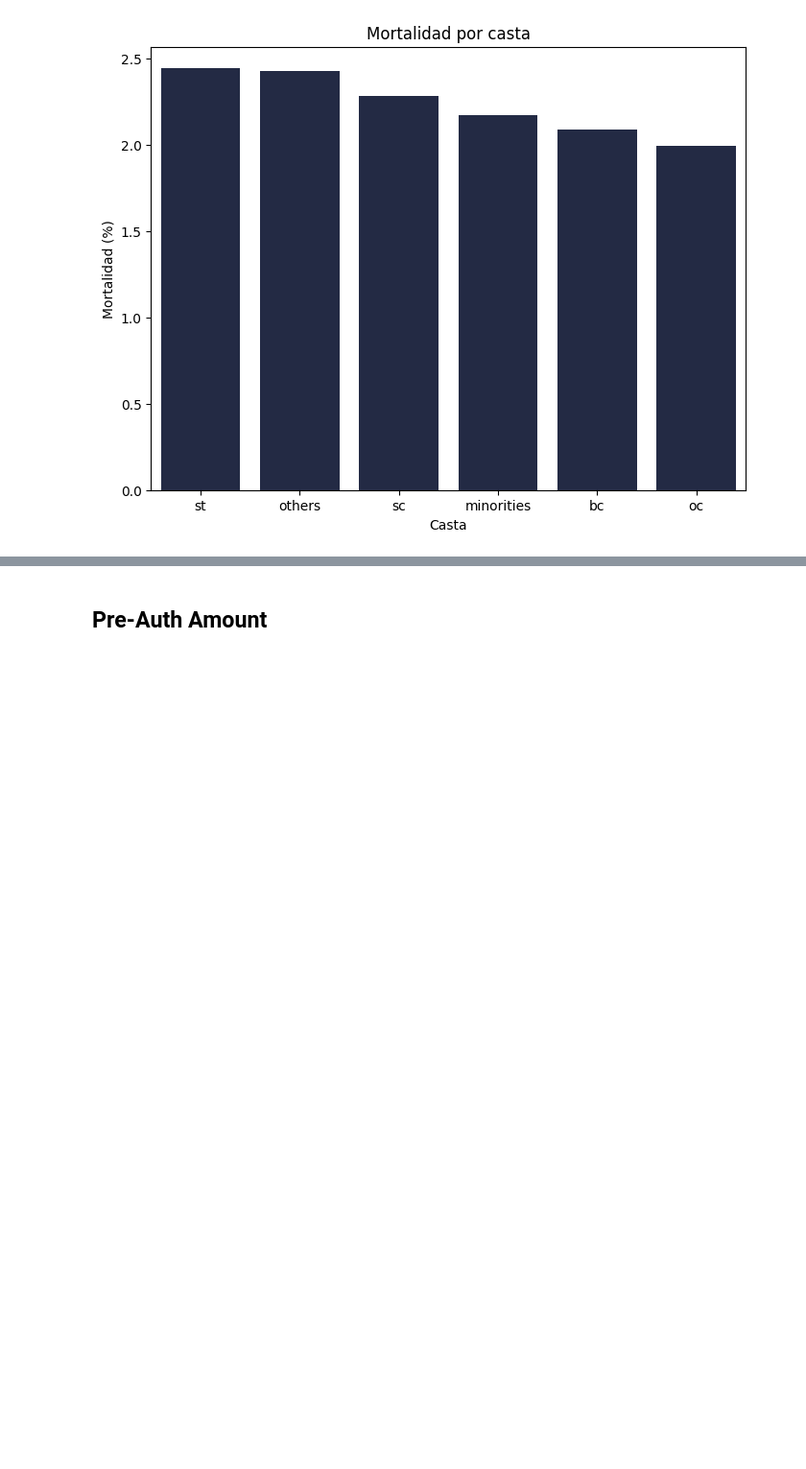
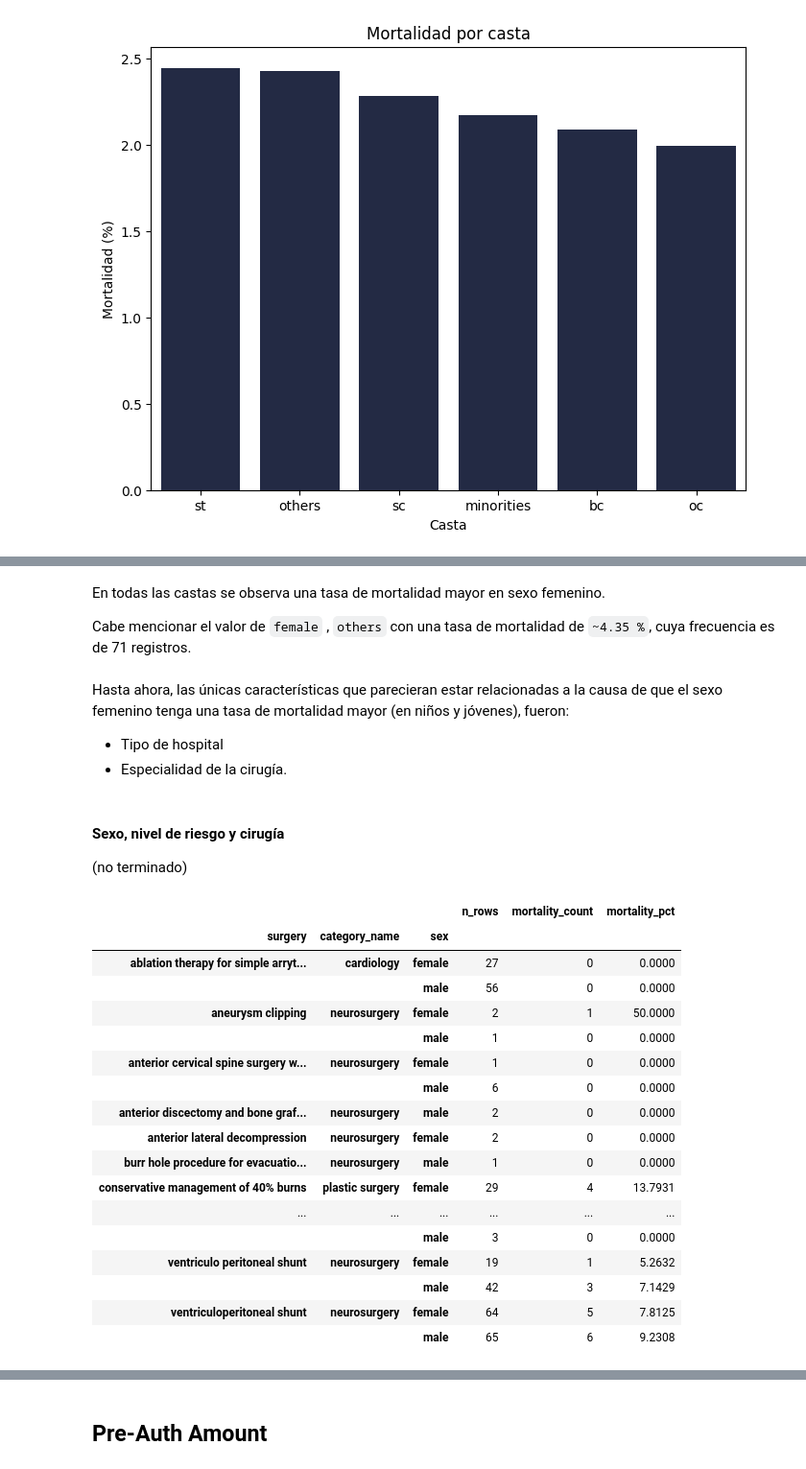
Before and after one commit to thomas-sagredo/NTR-Arogyaseva-analysis, a Jupyter notebook: notebooks/03_exploración.ipynb, the cells around one changed output, grey strips where cells are left out. Shown at 96% size. Cells and saved outputs as stored; diff of their text form; code cells hidden in the pictures; blank space fills up the shorter version.

```diff
--- a/notebooks/03_exploración.ipynb
+++ b/notebooks/03_exploración.ipynb
@@ -682,0 +728,9 @@ plt.show()
+# %%
+# Recién nacidos
+df_rn = df[df["age"] == 0].copy()
+
+# Niños y jóvenes
+df_nj = df[(df["age"] > 0) & (df["age"] <= 30)].copy()
+
+# Adultos y adultos mayores
+df_ad = df[df["age"] > 30].copy()
@@ -682,0 +928,11 @@ plt.show()
+# %% [markdown]
+En todas las castas se observa una tasa de mortalidad mayor en sexo femenino.
+
+Cabe mencionar el valor de `female` , `others` con una tasa de mortalidad de `~4.35 %`, cuya frecuencia es de 71 registros.
+# %% [markdown]
+Hasta ahora, las únicas características que parecieran estar relacionadas a la causa de que el sexo femenino tenga una tasa de mortalidad mayor (en niños y jóvenes), fueron:
+* Tipo de hospital
+* Especialidad de la cirugía.
+# %% [markdown]
+#### Sexo, nivel de riesgo y cirugía
+(no terminado)
@@ -682,0 +951,23 @@ plt.show()
+# %%
+# Mortalidad de cirugías de especialidades de alto riesgo por sexo, en niños y jóvenes
+high_risk = df_nj[df_nj["category_risk_level"]=="high"].copy()
+high_risk_surgeries = mortality_groups(high_risk, ["surgery", "category_name", "sex"], sortby=None, obs=False)
+# %% [output]
+|  |  |  | n_rows | mortality_count | mortality_pct |
+| surgery | category_name | sex |  |  |  |
+| ablation therapy for simple arryt... | cardiology | female | 27 | 0 | 0.0000 |
+|  |  | male | 56 | 0 | 0.0000 |
+| aneurysm clipping | neurosurgery | female | 2 | 1 | 50.0000 |
+|  |  | male | 1 | 0 | 0.0000 |
+| anterior cervical spine surgery w... | neurosurgery | female | 1 | 0 | 0.0000 |
+|  |  | male | 6 | 0 | 0.0000 |
+| anterior discectomy and bone graf... | neurosurgery | male | 2 | 0 | 0.0000 |
+| anterior lateral decompression | neurosurgery | female | 2 | 0 | 0.0000 |
+| burr hole procedure for evacuatio... | neurosurgery | male | 1 | 0 | 0.0000 |
+| conservative management of 40% burns | plastic surgery | female | 29 | 4 | 13.7931 |
+| ... | ... | ... | ... | ... | ... |
+|  |  | male | 3 | 0 | 0.0000 |
+| ventriculo peritoneal shunt | neurosurgery | female | 19 | 1 | 5.2632 |
+|  |  | male | 42 | 3 | 7.1429 |
+| ventriculoperitoneal shunt | neurosurgery | female | 64 | 5 | 7.8125 |
+|  |  | male | 65 | 6 | 9.2308 |
```
Also changed, not shown: parts of 54 cells of this notebook.
